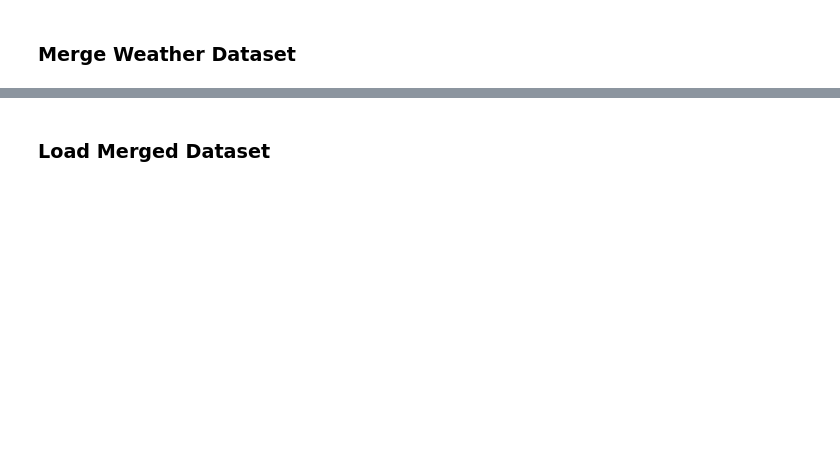
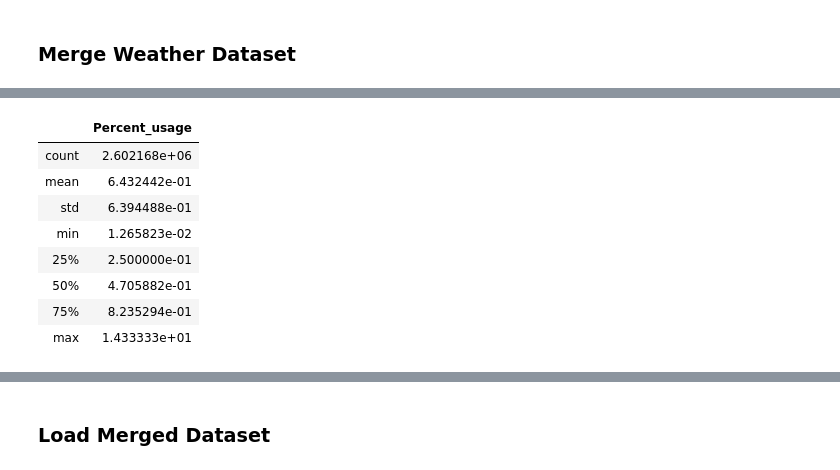
Before and after one commit to zhangym1256/Citi-Bike-Capstone, a Jupyter notebook: may/data_extraction.ipynb, the cells around one changed output, grey strips where cells are left out. Saved outputs shown, nothing was run; the diff lists cells and outputs as text; code cells hidden in the pictures; blank space fills up the shorter version.

```diff
--- a/may/data_extraction.ipynb
+++ b/may/data_extraction.ipynb
@@ -191,0 +360,17 @@ test_df_weather = test_df.merge(weather,how='left',
+# %%
+mask = dock_station_merged['tot_docks']!=0
+dock_station_merged = dock_station_merged[mask]# remove stations that have 0 tot_docks
+mask1 = (dock_station_merged['tot_docks']==1) & (dock_station_merged['start_station_ID']==3459)
+dock_station_merged['tot_docks'][mask1]=34 ### impute tot_docks due to nonsense total_docks for a few entries
+dock_station_merged['Percent_usage'] = (dock_station_merged['start_station_checkin_counts']+dock_station_merged['start_station_checkout_counts'])/dock_station_merged['tot_docks']
+dock_station_merged[['Percent_usage']].describe()
+# %% [output]
+|  | Percent_usage |
+| count | 2.602168e+06 |
+| mean | 6.432442e-01 |
+| std | 6.394488e-01 |
+| min | 1.265823e-02 |
+| 25% | 2.500000e-01 |
+| 50% | 4.705882e-01 |
+| 75% | 8.235294e-01 |
+| max | 1.433333e+01 |
```
Also changed, not shown: parts of 52 cells of this notebook.
